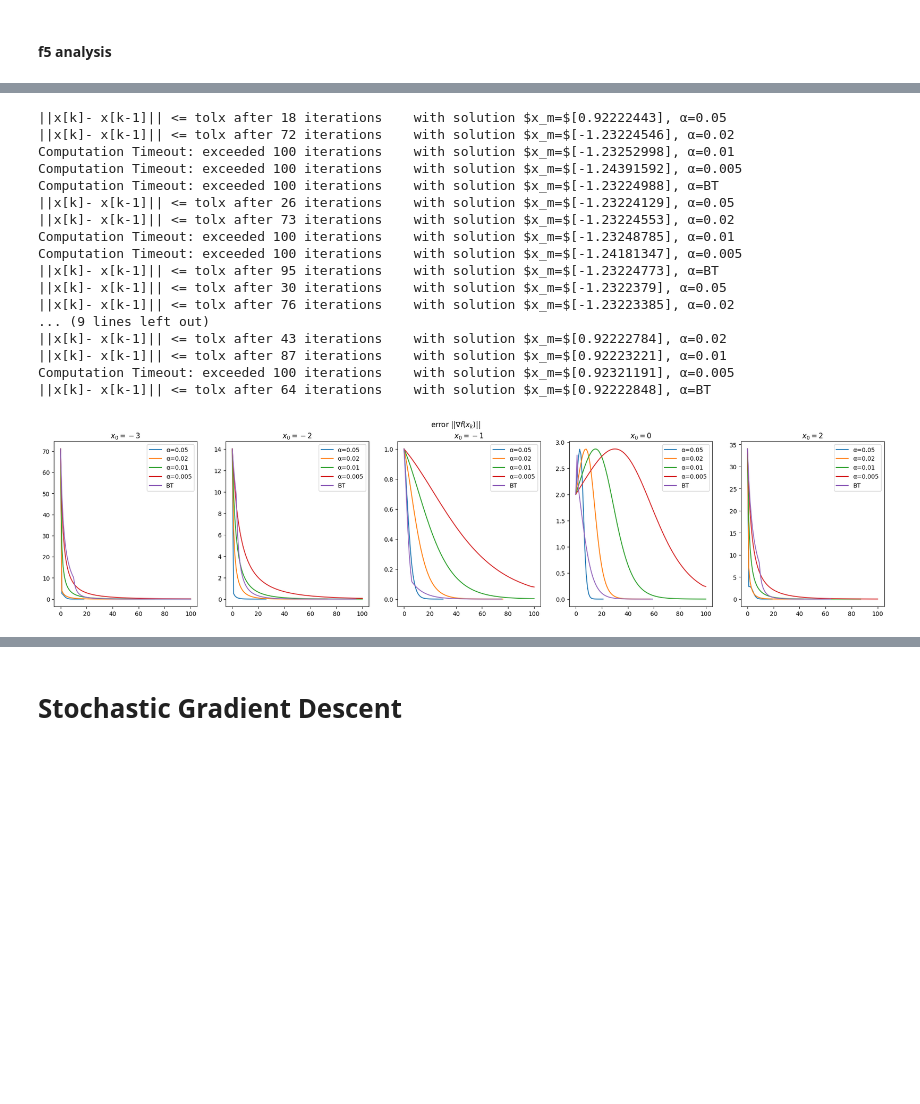
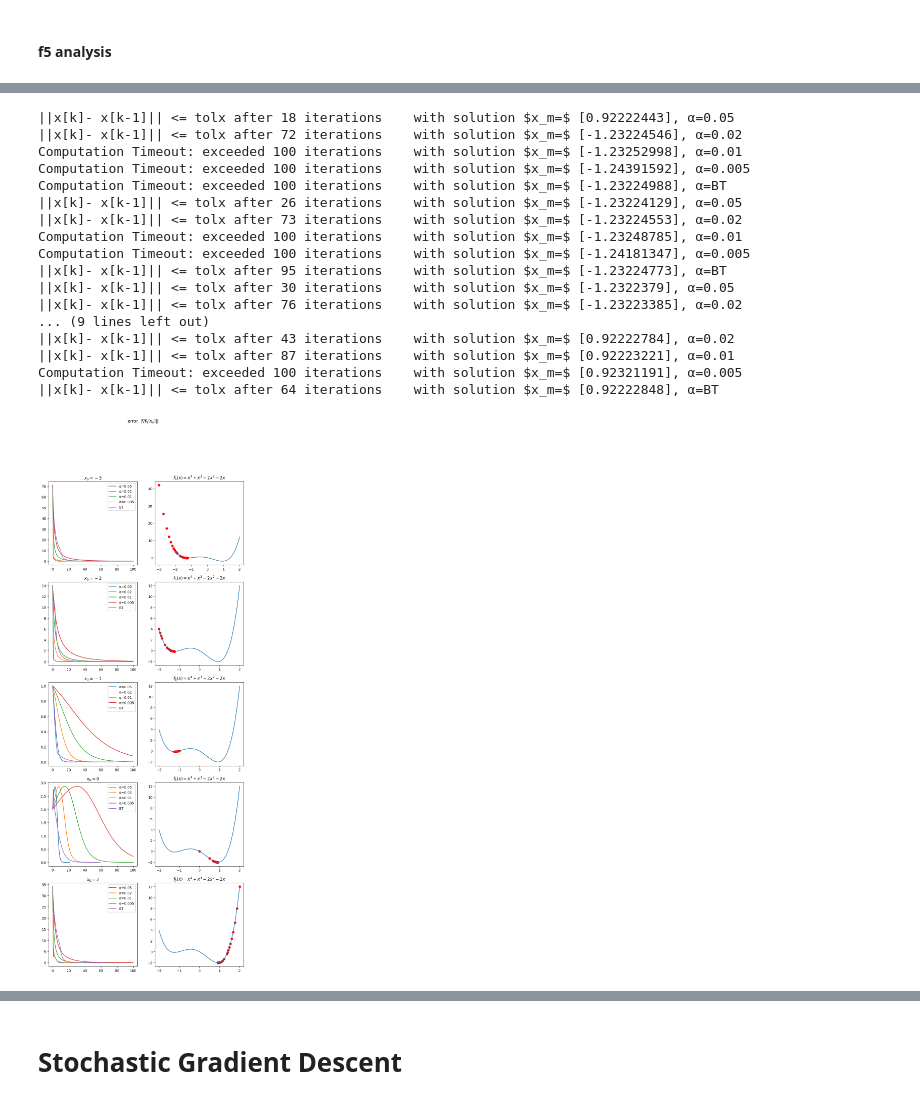
Before and after one commit to MatteoFusconi/Artificial-Intelligence-master, a Jupyter notebook: methods/homework3.ipynb, the cells around one changed output, grey strips where cells are left out. Drawn from its saved outputs; the diff is of its cells as text; code cells hidden in the pictures; blank space fills up the shorter version.

```diff
--- a/methods/homework3.ipynb
+++ b/methods/homework3.ipynb
@@ -321,7 +354,7 @@ Computation Timeout: exceeded 100 iterations    with solution $x_m=$[0.97463816
 ls = (.1, .25, .5, .75, 1)
 ns = (3, 5, 7)
 plt.figure(figsize=(len(ns)*5, len(ls)*2))
-plt.suptitle("error ||\N{NABLA}f($x_k$)||")
+plt.suptitle("Error ||\N{NABLA}$f_4(x_k$)||$")
 for idn, n in enumerate(ns):
     for idl, l in enumerate(ls):
 
@@ -336,13 +369,13 @@ for idn, n in enumerate(ns):
         alpha = (.05, .02, .01, .005)
 
         for a in alpha:
-            x, k, f_val, grads, err = GD(f4, grad_f4, alpha= a, x0 = np.zeros((n,)), kmax = 100, tolf = 1e-6, tolx= 1e-6)
+            x, k, f_val, grads, err, *_ = GD(f4, grad_f4, alpha= a, x0 = np.zeros((n,)), kmax = 100, tolf = 1e-6, tolx= 1e-6)
             plt.subplot(len(ns), len(ls), idn * len(ls) + idl + 1)
             plt.title(f"N = {n}, \u03BB = {l},")
             plt.plot(np.linspace(10, k, k-10, dtype= int), err[10:k])
 
 
-        x, k, f_val, grads, err = GD_b(f4, grad_f4, x0 = np.zeros((n,)), kmax = 100, tolf = 1e-6, tolx= 1e-6)
+        x, k, f_val, grads, err, *_ = GD_b(f4, grad_f4, x0 = np.zeros((n,)), kmax = 100, tolf = 1e-6, tolx= 1e-6)
         plt.subplot(len(ns), len(ls), idn * len(ls) + idl + 1)
         plt.plot(np.linspace(10, k, k-10, dtype= int), err[10:k])
         plt.legend([f"\u03B1={a}" for a in alpha] + ["BT"])
@@ -370,50 +403,63 @@ Computation Timeout: exceeded 100 iterations    with solution $x_m=$[0.74780904
 # %%
 x = np.linspace(-2,2,100)
 y = f5(x)
 plt.figure()
 plt.plot(x,y)
 plt.title("$f_5(x) = x^{4} + x^{3} - 2x^{2} - 2x$")
 plt.show()
 
 x0s = tuple([np.array([xx]) for xx in (-3, - 2, -1, 0, 2)])
 alpha = (.05, .02, .01, .005)
 
-plt.figure(figsize=(len(x0s)*5, 5))
+plt.figure(figsize=(2*5, len(x0s)*5))
 xmins = np.empty((len(x0s), len(alpha) + 1))
-plt.suptitle("error $||\u2207f(x_k)||$")
+plt.suptitle("error $||\u2207f_5(x_k)||$")
 
 for idx, x0 in enumerate(x0s):
     for ida, a in enumerate(alpha):
-        x, k, f_val, grads, err = GD(f5, grad_f5, alpha= a, x0= x0, kmax = 100, tolf = 1e-6, tolx= 1e-6)
-        plt.subplot(1, len(x0s), idx + 1)
+        x, k, f_val, grads, err, *_ = GD(f5, grad_f5, alpha= a, x0= x0, kmax = 100, tolf = 1e-6, tolx= 1e-6)
+        plt.subplot(len(x0s), 2, idx*2 + 1)
         plt.title(f"$x_0 = {x0[0]}$") #
-        plt.plot(np.linspace(0, k, k, dtype= int), err[:k])
+        plt.plot(np.linspace(0, k, k+1, dtype= int), err)
         xmins[idx, ida] = x[k]
 
-    x, k, f_val, grads, err = GD_b(f5, grad_f5, x0, kmax = 100, tolf = 1e-6, tolx= 1e-6)
-    plt.subplot(1, len(x0s), idx + 1)
-    plt.plot(np.linspace(0, k, k, dtype= int), err[:k])
+    x, k, f_val, grads, err, *_ = GD_b(f5, grad_f5, x0, kmax = 100, tolf = 1e-6, tolx= 1e-6)
+    plt.subplot(len(x0s), 2, idx*2 + 1)
+    plt.plot(np.linspace(0, k, k+1, dtype= int), err)
     plt.legend([f"\u03B1={a}" for a in alpha] + ["BT"])
     xmins[idx, len(alpha)] = x[k]
+
+    plt.subplot(len(x0s), 2, idx*2 + 2)
+    xvec = np.linspace(-2,2,100)
+    yvec = f5(xvec)
+    plt.plot(xvec, yvec)
+    plt.title("$f_5(x) = x^{4} + x^{3} - 2x^{2} - 2x$")
+    plt.scatter(x, f_val, c= "red")
+
 plt.show()
-print(xmins)
+
+print("Minima found:")
+for i, x0 in enumerate(x0s):
+    print(f"\t\tx_0 = {x0[0]}\n\u03B1\t\t\tx_m")
+    for j, a in enumerate(alpha):
+        print(f"{a}\t\t\t{xmins[i, j]}")
 # %% [output]
 [figure]
-||x[k]- x[k-1]|| <= tolx after 18 iterations    with solution $x_m=$[0.92222443], α=0.05
-||x[k]- x[k-1]|| <= tolx after 72 iterations    with solution $x_m=$[-1.23224546], α=0.02
-Computation Timeout: exceeded 100 iterations    with solution $x_m=$[-1.23252998], α=0.01
-Computation Timeout: exceeded 100 iterations    with solution $x_m=$[-1.24391592], α=0.005
-Computation Timeout: exceeded 100 iterations    with solution $x_m=$[-1.23224988], α=BT
-||x[k]- x[k-1]|| <= tolx after 26 iterations    with solution $x_m=$[-1.23224129], α=0.05
-||x[k]- x[k-1]|| <= tolx after 73 iterations    with solution $x_m=$[-1.23224553], α=0.02
-Computation Timeout: exceeded 100 iterations    with solution $x_m=$[-1.23248785], α=0.01
-Computation Timeout: exceeded 100 iterations    with solution $x_m=$[-1.24181347], α=0.005
-||x[k]- x[k-1]|| <= tolx after 95 iterations    with solution $x_m=$[-1.23224773], α=BT
-||x[k]- x[k-1]|| <= tolx after 30 iterations    with solution $x_m=$[-1.2322379], α=0.05
-||x[k]- x[k-1]|| <= tolx after 76 iterations    with solution $x_m=$[-1.23223385], α=0.02
+||x[k]- x[k-1]|| <= tolx after 18 iterations    with solution $x_m=$ [0.92222443], α=0.05
+||x[k]- x[k-1]|| <= tolx after 72 iterations    with solution $x_m=$ [-1.23224546], α=0.02
+Computation Timeout: exceeded 100 iterations    with solution $x_m=$ [-1.23252998], α=0.01
+Computation Timeout: exceeded 100 iterations    with solution $x_m=$ [-1.24391592], α=0.005
+Computation Timeout: exceeded 100 iterations    with solution $x_m=$ [-1.23224988], α=BT
+||x[k]- x[k-1]|| <= tolx after 26 iterations    with solution $x_m=$ [-1.23224129], α=0.05
+||x[k]- x[k-1]|| <= tolx after 73 iterations    with solution $x_m=$ [-1.23224553], α=0.02
+Computation Timeout: exceeded 100 iterations    with solution $x_m=$ [-1.23248785], α=0.01
+Computation Timeout: exceeded 100 iterations    with solution $x_m=$ [-1.24181347], α=0.005
+||x[k]- x[k-1]|| <= tolx after 95 iterations    with solution $x_m=$ [-1.23224773], α=BT
+||x[k]- x[k-1]|| <= tolx after 30 iterations    with solution $x_m=$ [-1.2322379], α=0.05
+||x[k]- x[k-1]|| <= tolx after 76 iterations    with solution $x_m=$ [-1.23223385], α=0.02
 ... (9 lines left out)
-||x[k]- x[k-1]|| <= tolx after 43 iterations    with solution $x_m=$[0.92222784], α=0.02
-||x[k]- x[k-1]|| <= tolx after 87 iterations    with solution $x_m=$[0.92223221], α=0.01
-Computation Timeout: exceeded 100 iterations    with solution $x_m=$[0.92321191], α=0.005
-||x[k]- x[k-1]|| <= tolx after 64 iterations    with solution $x_m=$[0.92222848], α=BT
+||x[k]- x[k-1]|| <= tolx after 43 iterations    with solution $x_m=$ [0.92222784], α=0.02
+||x[k]- x[k-1]|| <= tolx after 87 iterations    with solution $x_m=$ [0.92223221], α=0.01
+Computation Timeout: exceeded 100 iterations    with solution $x_m=$ [0.92321191], α=0.005
+||x[k]- x[k-1]|| <= tolx after 64 iterations    with solution $x_m=$ [0.92222848], α=BT
-[figure, old version]
+[figure, new version]
```
Also changed, not shown: parts of 13 cells of this notebook.
